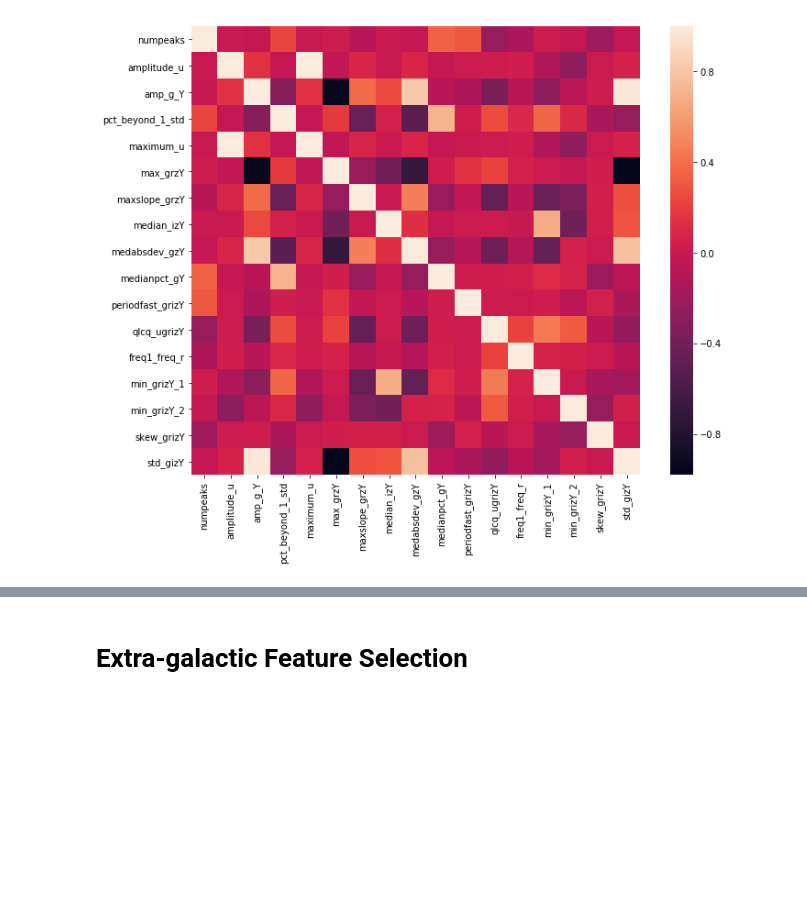
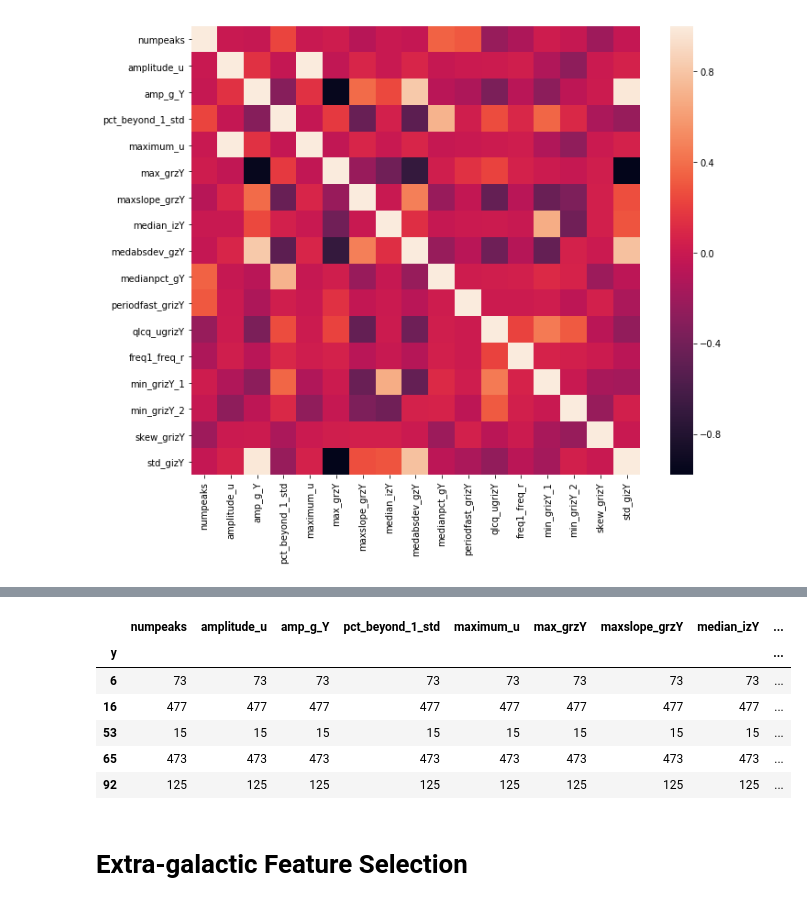
Before and after one commit to conditg/Space, a Jupyter notebook: 2classKNN_WorkingFile.ipynb, the cells around one changed output, grey strips where cells are left out. Saved outputs shown, nothing was run; the diff lists cells and outputs as text; code cells hidden in the pictures; blank space fills up the shorter version.

```diff
--- a/2classKNN_WorkingFile.ipynb
+++ b/2classKNN_WorkingFile.ipynb
@@ -816,3 +839,15 @@ galknn.score(galX_test, galY_test)
+# %%
+group = galX_test.copy()
+group['y'] = galY_test
+group.groupby('y').agg('count')
+# %% [output]
+|  | numpeaks | amplitude_u | amp_g_Y | pct_beyond_1_std | maximum_u | max_grzY | maxslope_grzY | median_izY | ... |
+| y |  |  |  |  |  |  |  |  | ... |
+| 6 | 73 | 73 | 73 | 73 | 73 | 73 | 73 | 73 | ... |
+| 16 | 477 | 477 | 477 | 477 | 477 | 477 | 477 | 477 | ... |
+| 53 | 15 | 15 | 15 | 15 | 15 | 15 | 15 | 15 | ... |
+| 65 | 473 | 473 | 473 | 473 | 473 | 473 | 473 | 473 | ... |
+| 92 | 125 | 125 | 125 | 125 | 125 | 125 | 125 | 125 | ... |
 # %%
 #MUCH BETTER :)
 # %% [markdown]
```
Also changed, not shown: parts of 10 cells of this notebook.
